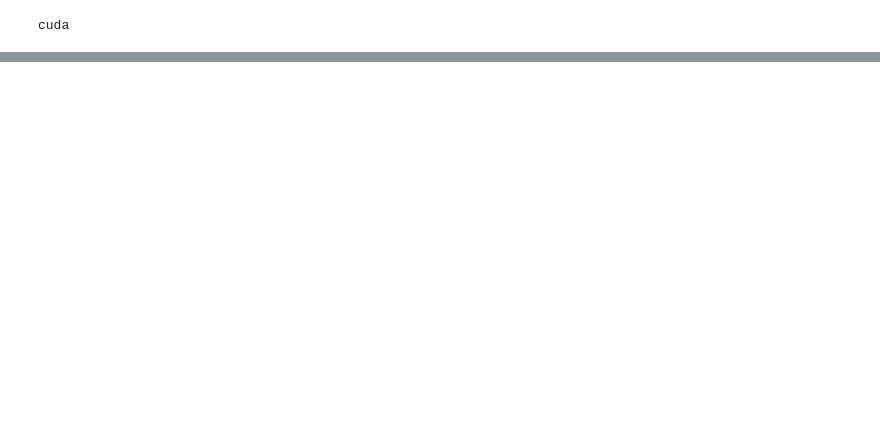
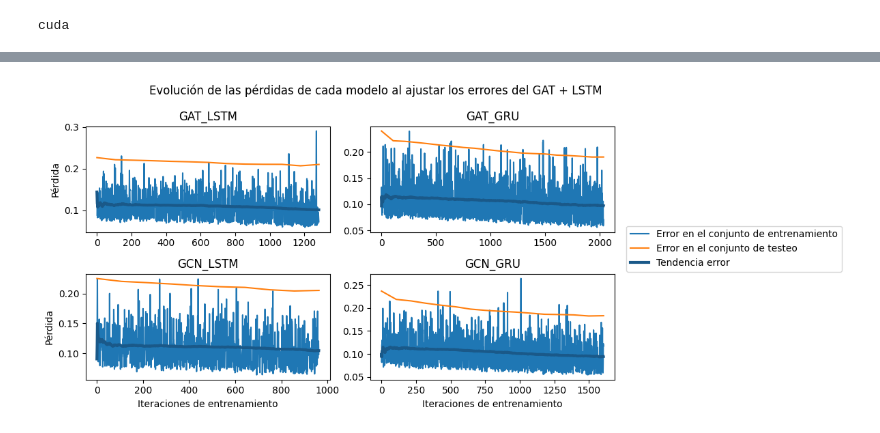
Before and after one commit to OrtizNicola/traffic-forecasting-GNN, a Jupyter notebook: train_mod.ipynb, the cells around one changed output, grey strips where cells are left out. Saved outputs shown, nothing was run; the diff lists cells and outputs as text; code cells hidden in the pictures; blank space fills up the shorter version.

```diff
--- a/train_mod.ipynb
+++ b/train_mod.ipynb
@@ -51,0 +309,2 @@ Memoria libre: 1.94 GB
+# %%
+adj = adj.to(device)
@@ -51,0 +437,10 @@ Memoria libre: 1.94 GB
+# %%
+# entrenamiento modelo ajustar errores de GAT + LSTM con: GCN + GRU
+model = mod.GCN_GRU_Model()
+model, lossi, lossi_test, xs, outputs = utils.train_model(model=model,
+                                                          device=device,
+                                                          num_epochs=30,
+                                                          train_loader=train_loader_errores,
+                                                          test_loader=test_loader_full_errores,
+                                                          adj=adj,
+                                                          lr=0.0001)
@@ -51,0 +465,57 @@ Memoria libre: 1.94 GB
+# %%
+# guardar resultados
+torch.save(model, "trained_models_errors/errors_gat_lstm/gcn_gru.pt")
+torch.save(outputs, "trained_models_errors/errors_gat_lstm/gcn_gru_outputs.pt") # errores ajustados por el modelo
+errors_gat_lstm_lossi_gcn_gru = lossi
+errors_gat_lstm_lossi_test_gcn_gru = lossi_test
+errors_gat_lstm_xs_gcn_gru = xs
+# %%
+# Crear una figura y una matriz de subgráficos
+fig, axs = plt.subplots(2, 2, figsize=(10, 5))
+
+# Lista de datos y títulos para iterar
+modelos = [
+    (errors_gat_lstm_lossi_gat_lstm, errors_gat_lstm_lossi_test_gat_lstm, errors_gat_lstm_xs_gat_lstm, "GAT_LSTM"),
+    (errors_gat_lstm_lossi_gat_gru, errors_gat_lstm_lossi_test_gat_gru, errors_gat_lstm_xs_gat_gru, "GAT_GRU"),
+    (errors_gat_lstm_lossi_gcn_lstm, errors_gat_lstm_lossi_test_gcn_lstm, errors_gat_lstm_xs_gcn_lstm, "GCN_LSTM"),
+    (errors_gat_lstm_lossi_gcn_gru, errors_gat_lstm_lossi_test_gcn_gru, errors_gat_lstm_xs_gcn_gru, "GCN_GRU")
+]
+
+# Lista para almacenar las líneas de los gráficos para la leyenda
+lines = []
+labels = []
+
+# Iterar sobre los subgráficos y los datos
+for i, (ax, (lossi, lossi_test, xs, title)) in enumerate(zip(axs.flat, modelos)):
+    line1, = ax.plot(lossi, label="Error en el conjunto de entrenamiento")
+    line2, = ax.plot(xs, lossi_test, label="Error en el conjunto de testeo")
+    line3, = ax.plot(utils.moving_average(lossi), label="Tendencia error", lw=3, c='#1a5989')
+    ax.set_title(title)
+
+    # Condición para asignar etiquetas de los ejes
+    if i // 2 == 1:  # Filas inferiores (índices 2 y 3)
+        ax.set_xlabel('Iteraciones de entrenamiento')
+    if i % 2 == 0:  # Columnas izquierdas (índices 0 y 2)
+        ax.set_ylabel('Pérdida')
+
+    # Solo agregar las líneas y etiquetas una vez
+    if not lines:
+        lines.extend([line1, line2, line3])
+        labels.extend([line1.get_label(), line2.get_label(), line3.get_label()])
+
+# Escribir titulo
+fig.suptitle("Evolución de las pérdidas de cada modelo al ajustar los errores del GAT + LSTM")
+
+# Ajustar el layout para que no haya superposición de elementos
+plt.tight_layout()
+
+# Crear una leyenda global
+fig.legend(lines, labels, loc='center left', bbox_to_anchor=(0.86, 0.5))
+
+# Ajustar los márgenes para hacer espacio para la leyenda a la derecha
+plt.subplots_adjust(right=0.85)
+
+# Mostrar la figura completa con los 4 subgráficos
+plt.show()
+# %% [output]
+[figure, added]
```
Also changed, not shown: parts of 82 cells of this notebook, 12 other files.
